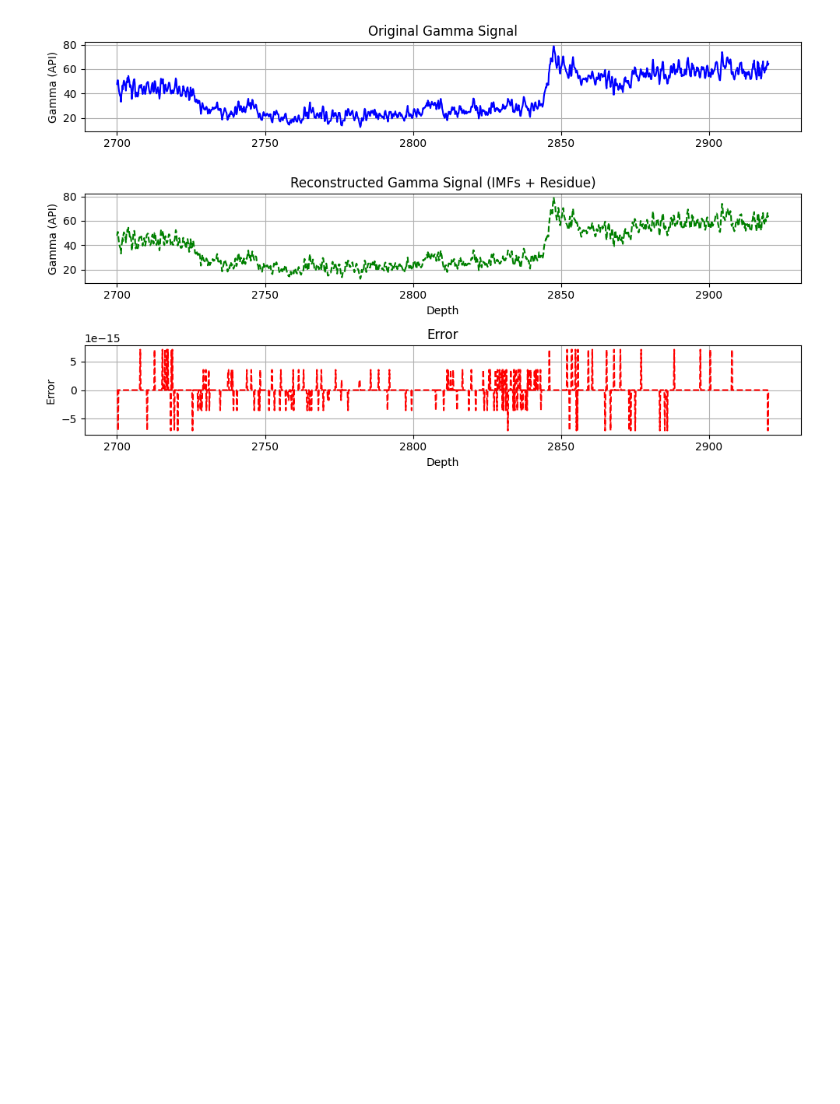
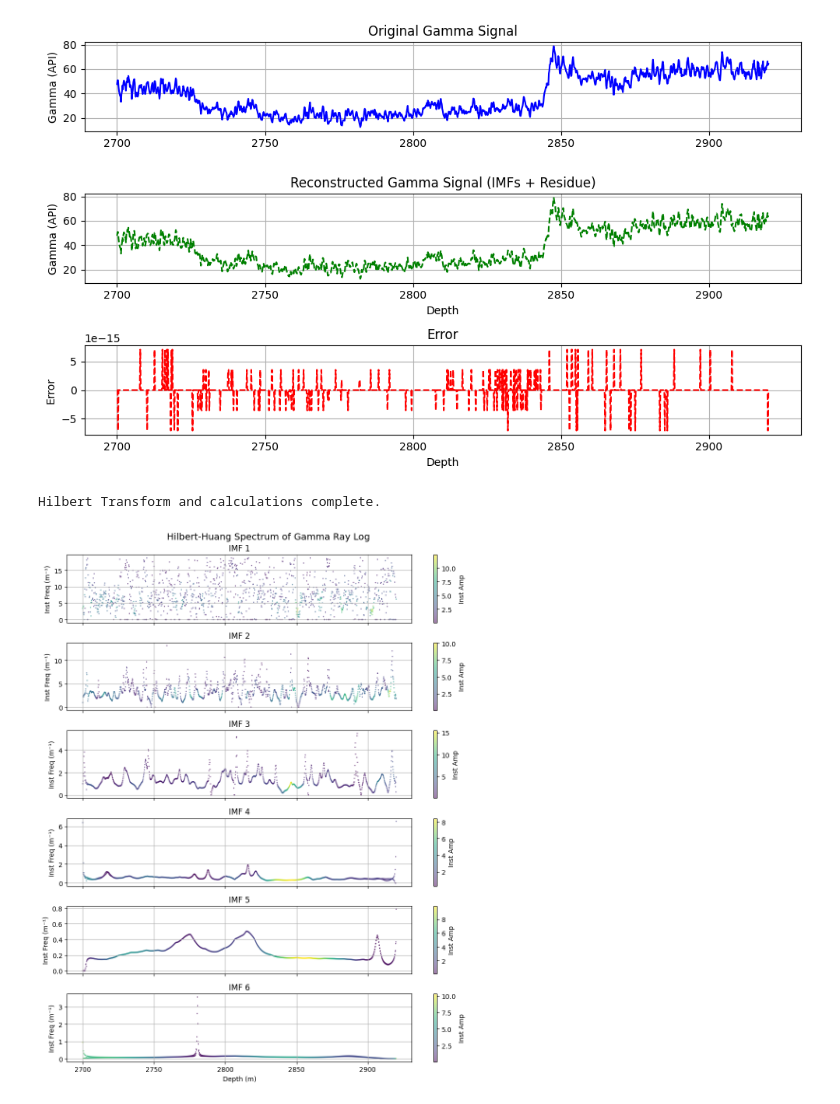
Before and after one commit to mohitejaikumar/Disertation, a Jupyter notebook: HHT/temp.ipynb, the cells around one changed output. Drawn from its saved outputs; the diff is of its cells as text; code cells hidden in the pictures; blank space fills up the shorter version.

Commit message:
Calculate Heterogenity index and Plot HHT spectrum

```diff
--- a/HHT/temp.ipynb
+++ b/HHT/temp.ipynb
@@ -94,3 +94,70 @@ plt.tight_layout()
 plt.show()
 # %% [output]
 [figure]
+# %%
+instantaneous_frequencies = []
+instantaneous_amplitudes = []
+analytic_signals = []
+
+for i in range(nIMFs):
+    analytic_signal = hilbert(imfs[:, i])
+    analytic_signals.append(analytic_signal)
+
+    instantaneous_phase = np.unwrap(np.angle(analytic_signal))
+    instantaneous_frequency = np.diff(instantaneous_phase) / (np.diff(depth))
+
+    # Pad the frequency array to match the original length (optional, depends on use case)
+    # Here, we repeat the first value to make lengths match for easy plotting
+    instantaneous_frequency = np.insert(instantaneous_frequency, 0, instantaneous_frequency[0])
+
+    # freq are positive
+    instantaneous_frequency[instantaneous_frequency < 0] = 0
+
+    # amp calc
+    instantaneous_amplitude = np.abs(analytic_signal)
+
+    instantaneous_frequencies.append(instantaneous_frequency)
+    instantaneous_amplitudes.append(instantaneous_amplitude)
+
+
+print("Hilbert Transform and calculations complete.")
+
+# Convert lists to numpy arrays for easier handling
+instantaneous_freqs = np.array(instantaneous_frequencies)
+instantaneous_amps = np.array(instantaneous_amplitudes)
+# %% [output]
+Hilbert Transform and calculations complete.
+# %%
+total_amplitude = 0
+fig, axs = plt.subplots(nIMFs - 1, 1, figsize=(10, 2 * (nIMFs - 1)), sharex=True)
+fig.suptitle("Hilbert-Huang Spectrum of Gamma Ray Log", fontsize=14)
+
+for i in range(nIMFs - 1):
+    ax = axs[i]  # Get the axis for current subplot
+
+    sc = ax.scatter(
+        depth,
+        instantaneous_freqs[i],
+        s=1,
+        c=instantaneous_amps[i],
+        cmap='viridis',
+        alpha=0.5
+    )
+
+    cbar = fig.colorbar(sc, ax=ax)
+    cbar.set_label('Inst Amp')
+
+    ax.set_ylabel("Inst Freq (m⁻¹)")
+    ax.set_title(f"IMF {i+1}")
+
+    if i == (nIMFs - 2):  # Last one
+        ax.set_xlabel("Depth (m)")
+
+    ax.grid(True)
+
+
+
+plt.tight_layout()
+plt.show()
+# %% [output]
+[figure, added]
```
Also changed, not shown: parts of 1 cell of this notebook.
